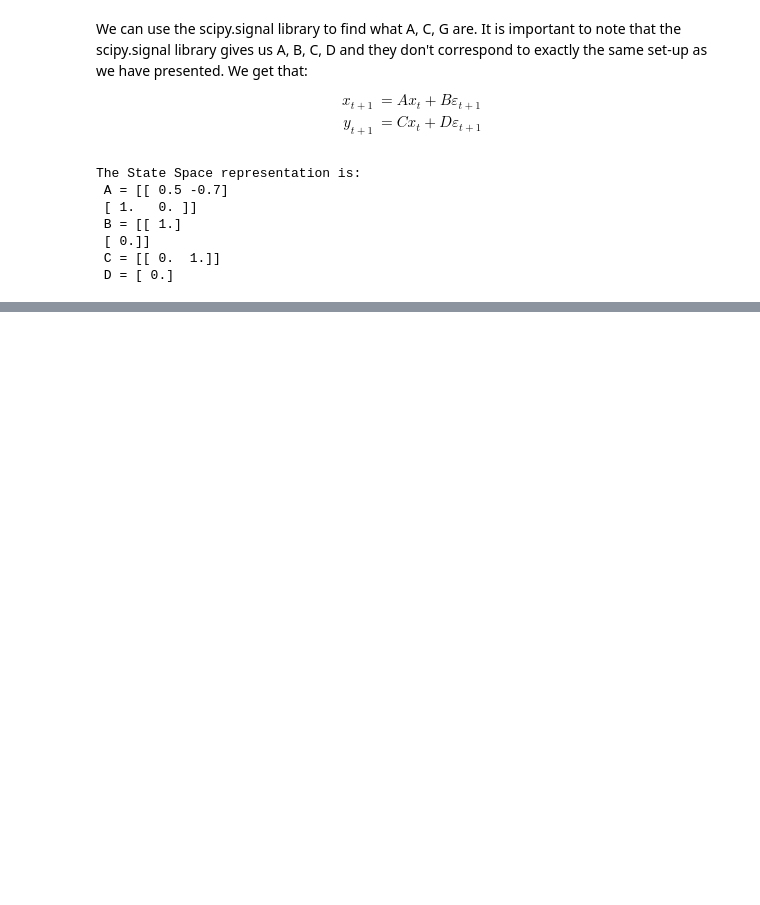
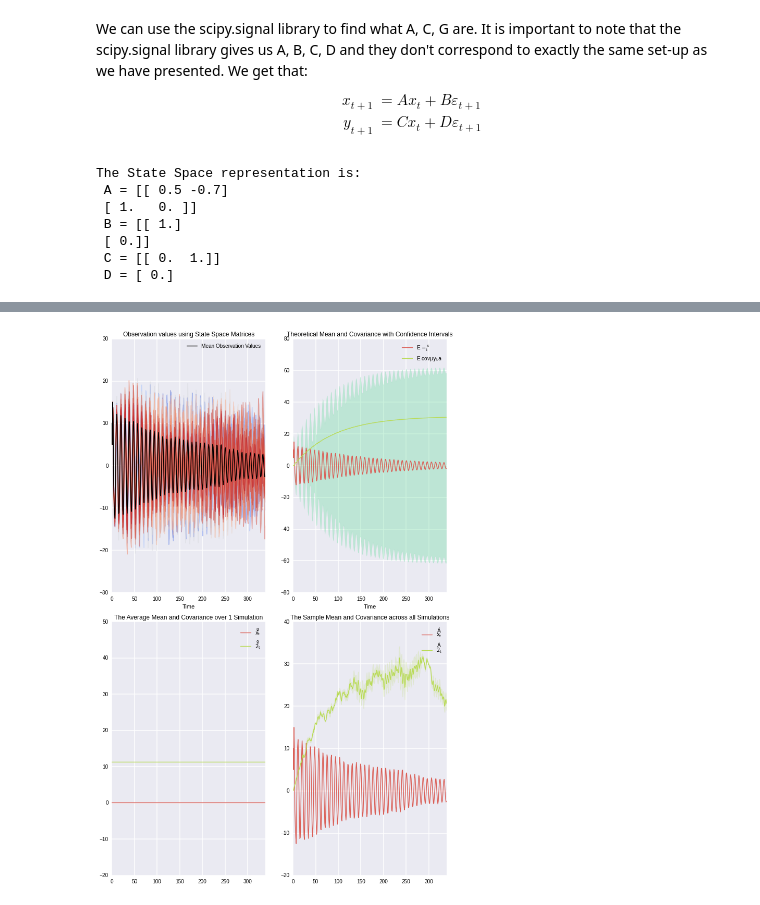
Before and after one commit to sternSargentRA/pyTM, a Jupyter notebook: python_programs/Examples.ipynb, the cells around one changed output, grey strips where cells are left out. Saved outputs shown, nothing was run; the diff lists cells and outputs as text; code cells hidden in the pictures; blank space fills up the shorter version.

Commit message:
Played with the ipython notebook.  Made quite a bit of progress.

```diff
--- a/python_programs/Examples.ipynb
+++ b/python_programs/Examples.ipynb
@@ -154,0 +218,5 @@ Below, we will give ourselves some parameters to proceed by setting:
+# %%
+# Create the State Space representation again
+A, B, C, D = sig.tf2ss(uar_num, uar_den)
+
+print("The State Space representation is: \n A = {} \n B = {} \n C = {} \n D = {}".format(A, B, C, D))
@@ -154,0 +235,90 @@ Below, we will give ourselves some parameters to proceed by setting:
+# %%
+# Once again we can use the State Space Representation
+# to simulate
+
+# Allocate Memory and intitial values
+#----------------------------------------------------------#
+# Initial simulation matrices for observations and states
+uar_statesimul_y = np.zeros((num_sims, len_sims))
+uar_statesimul_x = np.zeros((num_sims, A.shape[0], len_sims))
+
+# Initial matrices for inside the simulation to hold values
+uar_simxss = np.zeros((A.shape[0], len_sims))
+uar_simxss[:, 0] = uar_x0
+
+# Initialize matrices to hold the expected value of mu_t and
+# the expected Sigma
+uar_calc_Emut = np.zeros((A.shape[0], len_sims))
+uar_calc_Emut[:, 0] = uar_x0
+uar_calc_Ebigsig = np.zeros((len_sims, A.shape[0], A.shape[0]))
+
+# Do simulations
+#----------------------------------------------------------#
+# Here we do all of the simulations
+for nsim in xrange(num_sims):
+    # Create the random draws for each simulation
+    uar_vareps = np.random.randn(1, len_sims)
+    for t in xrange(len_sims-1):
+        # Create the State value
+        uar_simxss[:, t+1] = np.dot(A, uar_simxss[:, t]) + np.dot(B, uar_vareps[:, t+1])
+
+        # We only need to make the expected value matrices on first simulation
+        # They are the same on all other sims
+        if nsim==0:
+            uar_calc_Emut[:, t+1] = np.dot(A, uar_calc_Emut[:, t])
+            uar_calc_Ebigsig[t+1, :, :] = np.dot(A, uar_calc_Ebigsig[t, :, :].dot(A.T)) + np.dot(B, B.T)
+
+    # Extract the observations from states
+    uar_y_curr = np.dot(C, uar_simxss).squeeze() + np.dot(D, uar_vareps)
+    # Save both the observations and states
+    uar_statesimul_y[nsim, :] = uar_y_curr
+    uar_statesimul_x[nsim, :, :] = uar_simxss
+
+# Build confidence intervals
+uar_ci_lb = uar_calc_Emut[3, :] - 1.96*uar_calc_Ebigsig[:, 0, 0]
+uar_ci_ub = uar_calc_Emut[3, :] + 1.96*uar_calc_Ebigsig[:, 0, 0]
+
+# Build the sample moments (sum over i)
+uar_mutbar = 1./num_sims * uar_statesimul_y.sum(axis=0)
+uar_sigbar = 1./num_sims * ((uar_statesimul_x - uar_calc_Emut)**2).sum(axis=0)
+
+# Build the sample simulation moments (sum over t)
+uar_mutbar_t = np.ones(len_sims)*1./len_sims * uar_statesimul_y[20, :].sum()
+uar_sigbar_t = np.ones(len_sims)*1./len_sims * ((uar_statesimul_x[20, 3, :] - uar_calc_Emut[3, :])**2).sum()
+
+# Plot
+uar_fig1 = plt.figure(1, figsize=(10, 15))
+
+ax1 = uar_fig1.add_subplot(221)
+sb.tsplot(uar_statesimul_y, err_style="unit_traces",
+          label="Mean Observation Values", color='k', err_palette=error_colors)
+ax1.set_xlabel("Time")
+ax1.legend()
+ax1.set_title("Observation values using State Space Matrices")
+
+ax2 = uar_fig1.add_subplot(222)
+sb.tsplot(uar_calc_Emut[3, :], label="E $\mu_t^x$", color=hls_colors[0])
+sb.tsplot(uar_calc_Ebigsig[:, 3, 3], label="E cov$(y_t)$", color=hls_colors[10]) # Label isn't showing up quite right
+plt.fill_between(np.arange(len_sims), uar_ci_lb, uar_ci_ub,
+                 label="Confidence Interval on $\mu$", color=hls_colors[20], alpha=.3)
+ax2.set_xlabel("Time")
+ax2.legend()
+ax2.set_title("Theoretical Mean and Covariance with Confidence Intervals")
+
+ax3 = uar_fig1.add_subplot(223)
+sb.tsplot(uar_mutbar_t, label=r"$\hat{x_t}$", color=hls_colors[0])
+sb.tsplot(uar_sigbar_t, label=r"$\hat{\sigma_t}$", color=hls_colors[10])
+ax3.set_ylim((-20, 50))
+ax3.legend()
+ax3.set_title("The Average Mean and Covariance over 1 Simulation") # Average over t
+
+ax4 = uar_fig1.add_subplot(224)
+sb.tsplot(uar_mutbar, label=r"$\bar{x_t}$", color=hls_colors[0])
+sb.tsplot(uar_sigbar, label=r"$\bar{\sigma_t}$", color=hls_colors[10])
+ax4.legend()
+ax4.set_title("The Sample Mean and Covariance across all Simulations") # Average over i
+
+plt.tight_layout()
+plt.show()
+# %% [output]
+[figure, added]
```
Also changed, not shown: parts of 13 cells of this notebook.
